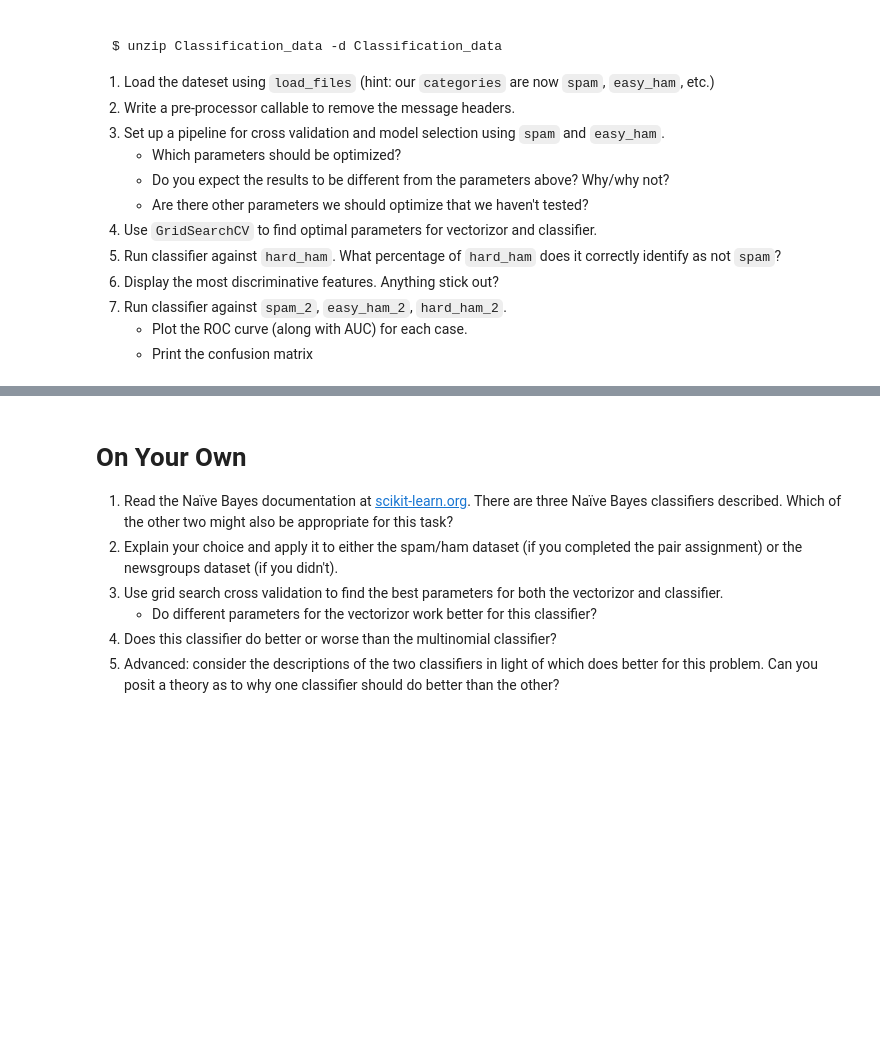
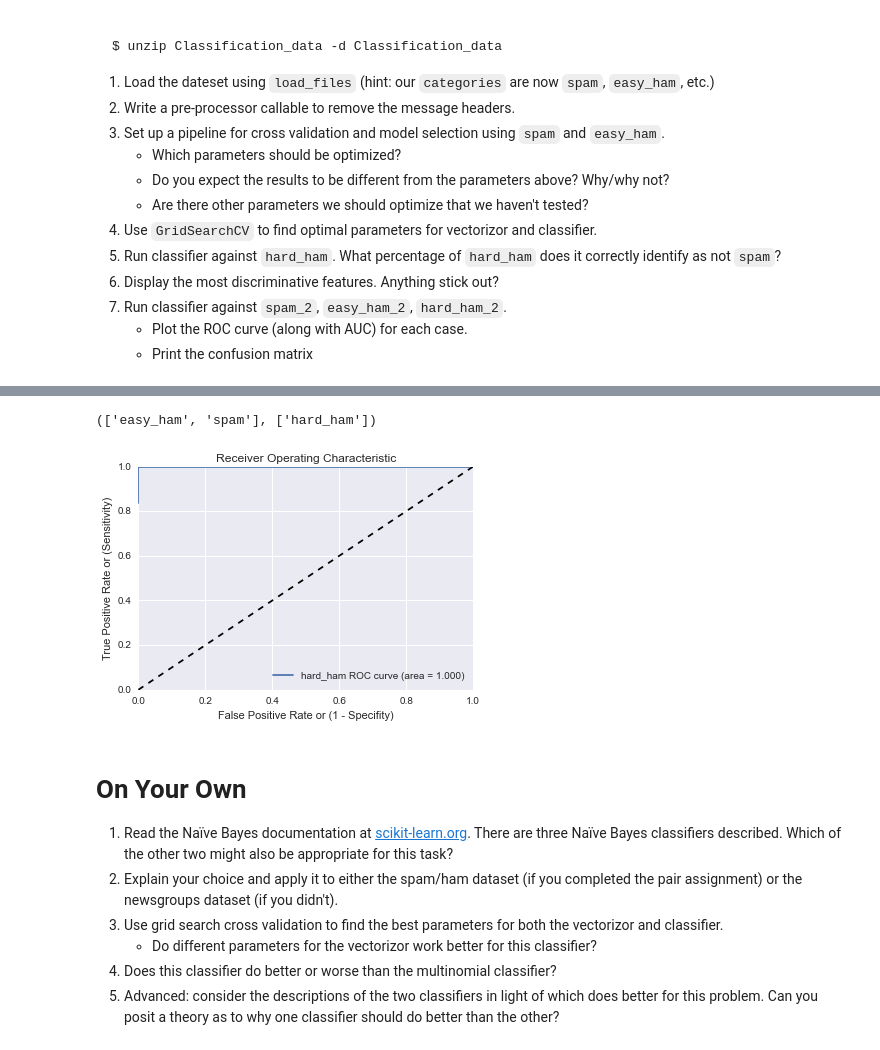
Before and after one commit to selwyth/DAT_SF_12, a Jupyter notebook: 12-TextMining_DF.ipynb, the cells around one changed output, grey strips where cells are left out. Saved outputs shown, nothing was run; the diff lists cells and outputs as text; code cells hidden in the pictures; blank space fills up the shorter version.

```diff
--- a/12-TextMining_DF.ipynb
+++ b/12-TextMining_DF.ipynb
@@ -912,0 +1017,8 @@ $ unzip Classification_data -d Classification_data
+# %%
+pipeline2 = Pipeline((
+    ('vec', TfidfVectorizer(preprocessor = strip_headers, encoding = 'latin-1', max_df = 0.7, ngram_range = (2, 2))),
+    ('clf', MultinomialNB(alpha = 0.00001)),
+))
+
+_ = pipeline2.fit(train.data, train.target)
+preds = pipeline2.predict(test.data)
@@ -913,3 +1093,42 @@ $ unzip Classification_data -d Classification_data
+# %%
+
+train1 = load_files('Classification_data/data1/',
+    categories=['spam', 'easy_ham'], encoding='latin-1')
+
+test1 = load_files('Classification_data/data1/',
+    categories=['hard_ham'], encoding='latin-1')
+
+train1.target_names, test1.target_names
+# %% [output]
+(['easy_ham', 'spam'], ['hard_ham'])
+# %%
+_ = pipeline2.fit(train1.data, train1.target)
+preds = pipeline2.predict(test1.data)
+pred_proba = pipeline2.predict_proba(test1.data)
+# %%
+def plot_roc_curve(target_test, target_predicted_proba, categories):
+    from sklearn.metrics import roc_curve
+    from sklearn.metrics import auc
+
+    for pos_label, category in enumerate(categories):
+        fpr, tpr, thresholds = roc_curve(target_test, target_predicted_proba[:, pos_label], pos_label)
+        roc_auc = auc(fpr, tpr)
+        plt.plot(fpr, tpr, label='{} ROC curve (area = {:.3f})'.format(category, roc_auc))
+
+    plt.plot([0, 1], [0, 1], 'k--')  # random predictions curve
+    plt.xlim([0.0, 1.0])
+    plt.ylim([0.0, 1.0])
+    plt.xlabel('False Positive Rate or (1 - Specifity)')
+    plt.ylabel('True Positive Rate or (Sensitivity)')
+    plt.title('Receiver Operating Characteristic')
+    plt.legend(loc="lower right")
+# %%
+%matplotlib inline
+from seaborn import plt
+
+plot_roc_curve(preds, pred_proba, ???)
+# %% [output]
+[figure, added]
 # %% [markdown]
 On Your Own
 ========
```
Also changed, not shown: parts of 15 cells of this notebook, 2 other files.
